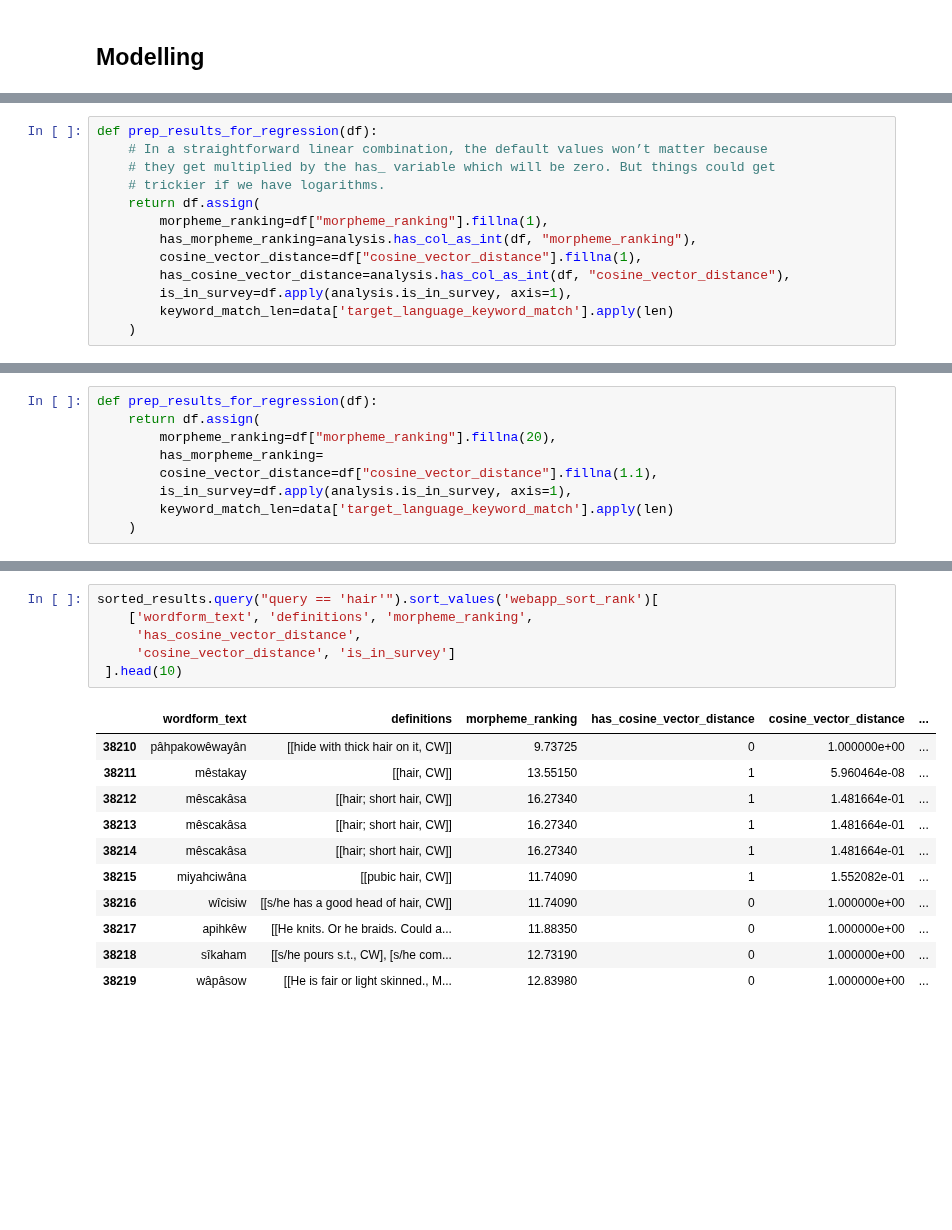
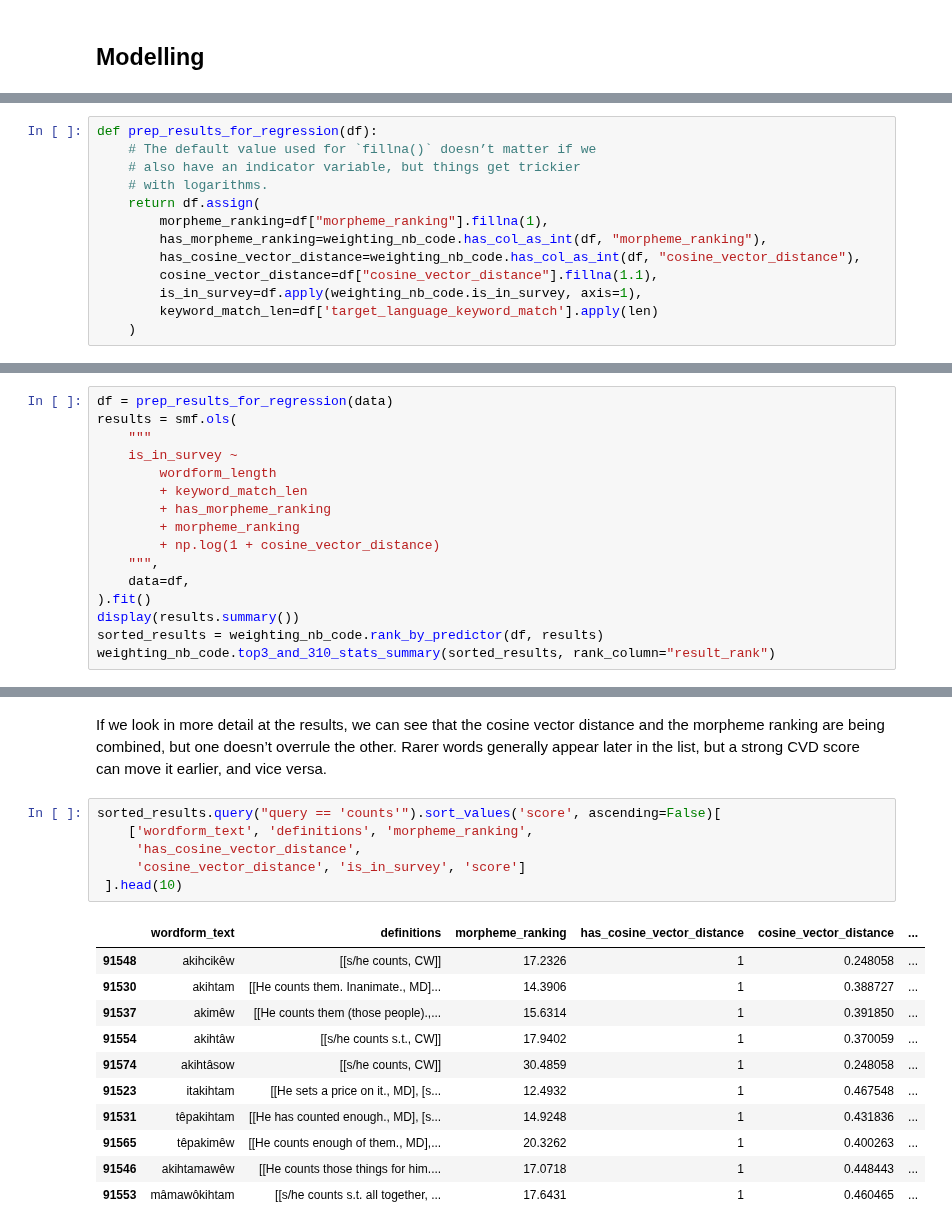
Before and after one commit to UAlbertaALTLab/morphodict, a Jupyter notebook: CreeDictionary/search_quality/weighting.ipynb, the cells around one changed output, grey strips where cells are left out. Saved outputs shown, nothing was run; the diff lists cells and outputs as text; blank space fills up the shorter version.

```diff
--- a/CreeDictionary/search_quality/weighting.ipynb
+++ b/CreeDictionary/search_quality/weighting.ipynb
@@ -124,13 +138,13 @@ The top3 score—what percent of desired search results we see anywhere in the l
 # %%
 def prep_results_for_regression(df):
-    # In a straightforward linear combination, the default values won’t matter because
-    # they get multiplied by the has_ variable which will be zero. But things could get
-    # trickier if we have logarithms.
+    # The default value used for `fillna()` doesn’t matter if we
+    # also have an indicator variable, but things get trickier
+    # with logarithms.
     return df.assign(
         morpheme_ranking=df["morpheme_ranking"].fillna(1),
-        has_morpheme_ranking=analysis.has_col_as_int(df, "morpheme_ranking"),
-        cosine_vector_distance=df["cosine_vector_distance"].fillna(1),
-        has_cosine_vector_distance=analysis.has_col_as_int(df, "cosine_vector_distance"),
-        is_in_survey=df.apply(analysis.is_in_survey, axis=1),
-        keyword_match_len=data['target_language_keyword_match'].apply(len)
+        has_morpheme_ranking=weighting_nb_code.has_col_as_int(df, "morpheme_ranking"),
+        has_cosine_vector_distance=weighting_nb_code.has_col_as_int(df, "cosine_vector_distance"),
+        cosine_vector_distance=df["cosine_vector_distance"].fillna(1.1),
+        is_in_survey=df.apply(weighting_nb_code.is_in_survey, axis=1),
+        keyword_match_len=df['target_language_keyword_match'].apply(len)
     )
@@ -184,9 +150,0 @@ dtype: float64
-# %%
-def prep_results_for_regression(df):
-    return df.assign(
-        morpheme_ranking=df["morpheme_ranking"].fillna(20),
-        has_morpheme_ranking=
-        cosine_vector_distance=df["cosine_vector_distance"].fillna(1.1),
-        is_in_survey=df.apply(analysis.is_in_survey, axis=1),
-        keyword_match_len=data['target_language_keyword_match'].apply(len)
-    )
@@ -233,0 +151,16 @@ dtype: float64
+# %%
+df = prep_results_for_regression(data)
+results = smf.ols(
+    """
+    is_in_survey ~
+        wordform_length
+        + keyword_match_len
+        + has_morpheme_ranking
+        + morpheme_ranking
+        + np.log(1 + cosine_vector_distance)
+    """,
+    data=df,
+).fit()
+display(results.summary())
+sorted_results = weighting_nb_code.rank_by_predictor(df, results)
+weighting_nb_code.top3_and_310_stats_summary(sorted_results, rank_column="result_rank")
@@ -234,18 +214,20 @@ dtype: float64
+# %% [markdown]
+If we look in more detail at the results, we can see that the cosine vector distance and the morpheme ranking are being combined, but one doesn’t overrule the other. Rarer words generally appear later in the list, but a strong CVD score can move it earlier, and vice versa.
 # %%
-sorted_results.query("query == 'hair'").sort_values('webapp_sort_rank')[
+sorted_results.query("query == 'counts'").sort_values('score', ascending=False)[
     ['wordform_text', 'definitions', 'morpheme_ranking',
      'has_cosine_vector_distance',
-     'cosine_vector_distance', 'is_in_survey']
+     'cosine_vector_distance', 'is_in_survey', 'score']
  ].head(10)
 # %% [output]
 |  | wordform_text | definitions | morpheme_ranking | has_cosine_vector_distance | cosine_vector_distance | ... |
-| 38210 | pâhpakowêwayân | [[hide with thick hair on it, CW]] | 9.73725 | 0 | 1.000000e+00 | ... |
-| 38211 | mêstakay | [[hair, CW]] | 13.55150 | 1 | 5.960464e-08 | ... |
-| 38212 | mêscakâsa | [[hair; short hair, CW]] | 16.27340 | 1 | 1.481664e-01 | ... |
-| 38213 | mêscakâsa | [[hair; short hair, CW]] | 16.27340 | 1 | 1.481664e-01 | ... |
-| 38214 | mêscakâsa | [[hair; short hair, CW]] | 16.27340 | 1 | 1.481664e-01 | ... |
-| 38215 | miyahciwâna | [[pubic hair, CW]] | 11.74090 | 1 | 1.552082e-01 | ... |
-| 38216 | wîcisiw | [[s/he has a good head of hair, CW]] | 11.74090 | 0 | 1.000000e+00 | ... |
-| 38217 | apihkêw | [[He knits. Or he braids. Could a... | 11.88350 | 0 | 1.000000e+00 | ... |
-| 38218 | sîkaham | [[s/he pours s.t., CW], [s/he com... | 12.73190 | 0 | 1.000000e+00 | ... |
-| 38219 | wâpâsow | [[He is fair or light skinned., M... | 12.83980 | 0 | 1.000000e+00 | ... |
+| 91548 | akihcikêw | [[s/he counts, CW]] | 17.2326 | 1 | 0.248058 | ... |
+| 91530 | akihtam | [[He counts them. Inanimate., MD]... | 14.3906 | 1 | 0.388727 | ... |
+| 91537 | akimêw | [[He counts them (those people).,... | 15.6314 | 1 | 0.391850 | ... |
+| 91554 | akihtâw | [[s/he counts s.t., CW]] | 17.9402 | 1 | 0.370059 | ... |
+| 91574 | akihtâsow | [[s/he counts, CW]] | 30.4859 | 1 | 0.248058 | ... |
+| 91523 | itakihtam | [[He sets a price on it., MD], [s... | 12.4932 | 1 | 0.467548 | ... |
+| 91531 | têpakihtam | [[He has counted enough., MD], [s... | 14.9248 | 1 | 0.431836 | ... |
+| 91565 | têpakimêw | [[He counts enough of them., MD],... | 20.3262 | 1 | 0.400263 | ... |
+| 91546 | akihtamawêw | [[He counts those things for him.... | 17.0718 | 1 | 0.448443 | ... |
+| 91553 | mâmawôkihtam | [[s/he counts s.t. all together, ... | 17.6431 | 1 | 0.460465 | ... |
```
Also changed, not shown: parts of 34 cells of this notebook, 3 other files.
